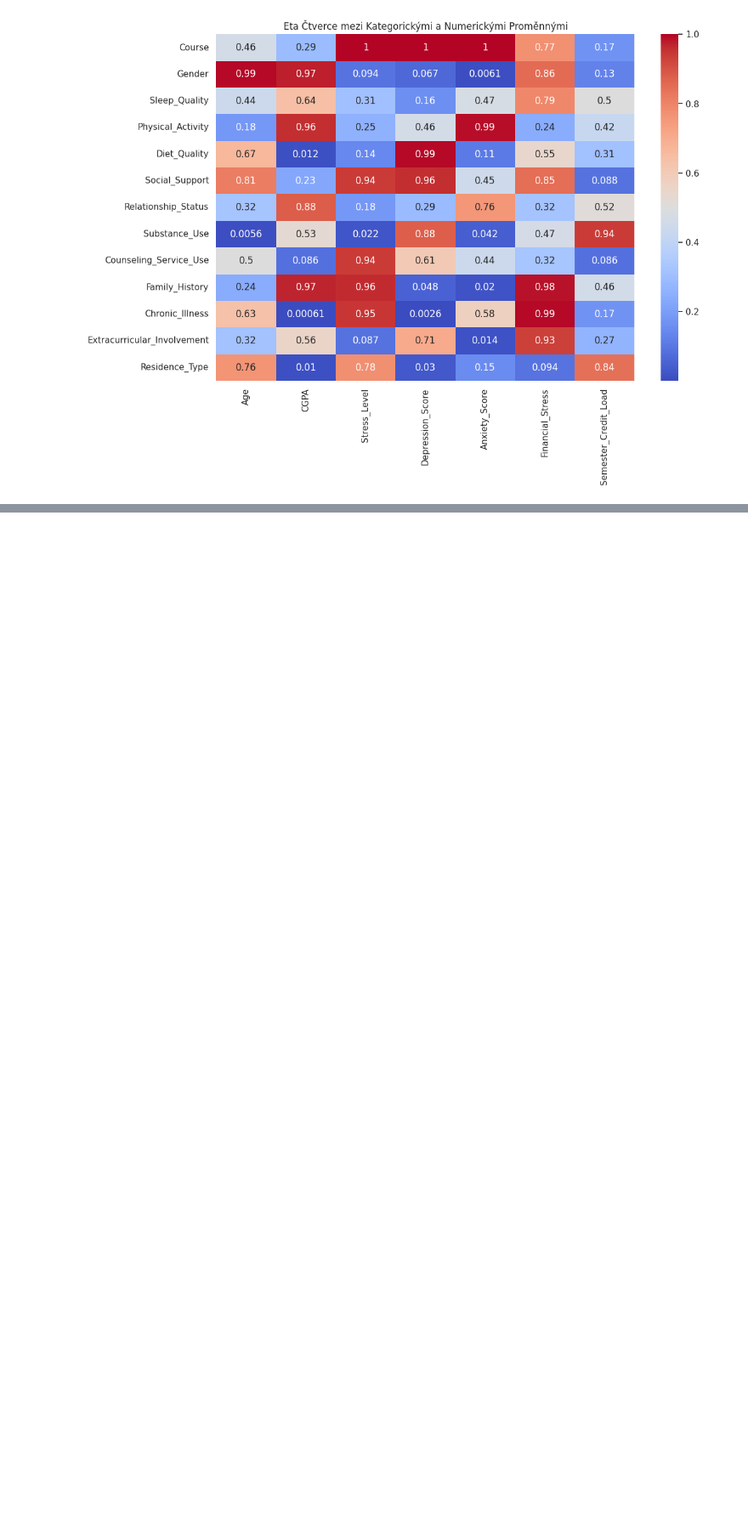
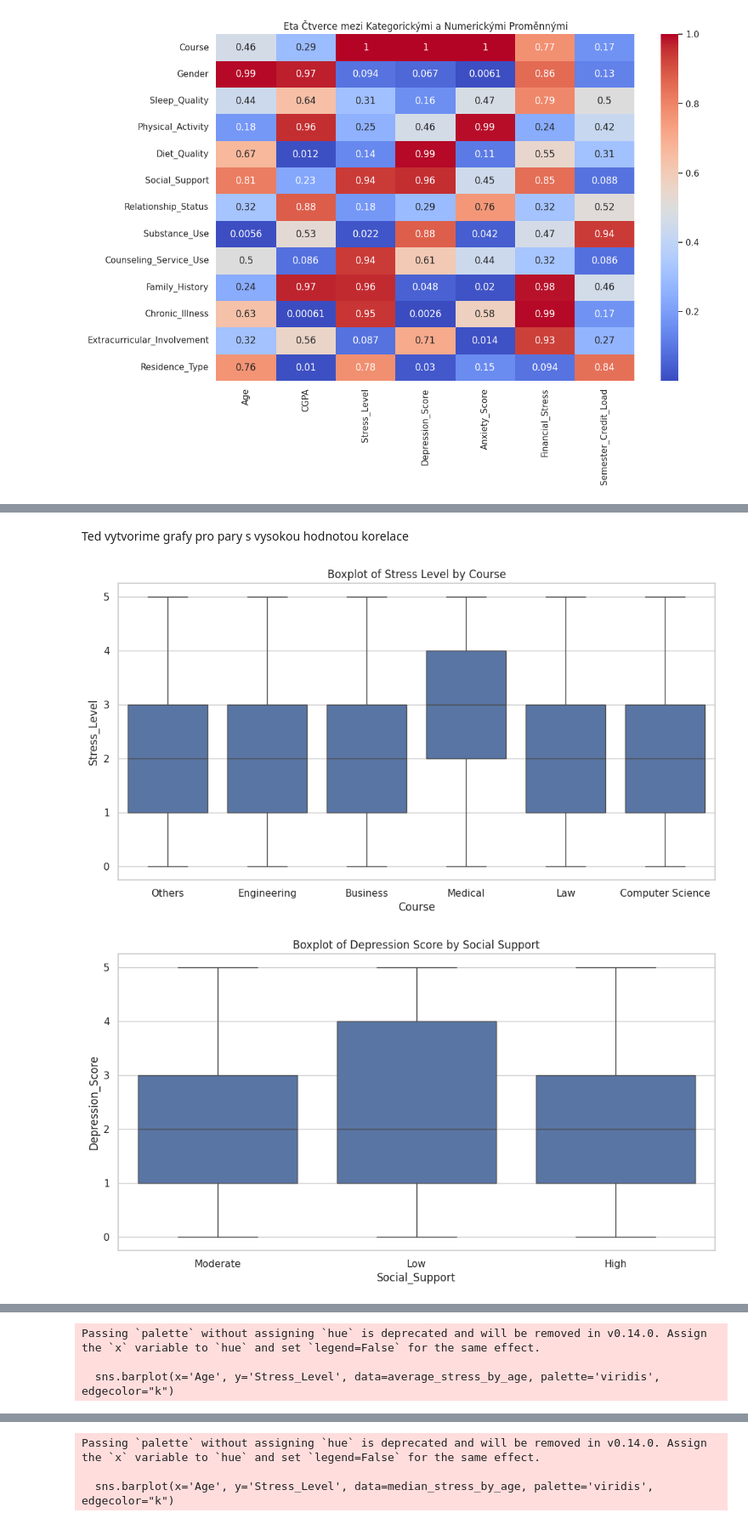
Before and after one commit to jakubKuznik/UPA-project, a Jupyter notebook: Project-2/exploratory_analysis.ipynb, the cells around one changed output, grey strips where cells are left out. Shown at 85% size. Drawn from its saved outputs; the diff is of its cells as text; code cells hidden in the pictures; blank space fills up the shorter version.

```diff
--- a/Project-2/exploratory_analysis.ipynb
+++ b/Project-2/exploratory_analysis.ipynb
@@ -158,0 +194,41 @@ plt.show()
+# %% [markdown]
+Ted vytvorime grafy pro pary s vysokou hodnotou korelace
+# %%
+# Plotting a boxplot for 'Course' and 'Stress_Level'
+plt.figure(figsize=(12, 6))
+sns.boxplot(x='Course', y='Stress_Level', data=df)
+plt.title("Boxplot of Stress Level by Course")
+plt.show()
+# Plotting a boxplot for 'Social_Support' and 'Depression_Score'
+plt.figure(figsize=(12, 6))
+sns.boxplot(x='Social_Support', y='Depression_Score', data=df)
+plt.title("Boxplot of Depression Score by Social Support")
+plt.show()
+# Plotting a violin plot for 'Sleep_Quality' and 'Depression_Score'
+plt.figure(figsize=(12, 6))
+sns.violinplot(x='Sleep_Quality', y='Depression_Score', data=df)
+plt.title("Violin Plot of Depression Score by Sleep Quality")
+plt.show()
+# Calculating the average stress level for each age
+average_stress_by_age = df.groupby('Age')['Stress_Level'].mean().reset_index()
+
+# Plotting the histogram of average stress level for each age
+plt.figure(figsize=(12, 6))
+sns.barplot(x='Age', y='Stress_Level', data=average_stress_by_age, palette='viridis', edgecolor="k")
+plt.title("Average Stress Level by Age")
+plt.xlabel("Age")
+plt.ylabel("Average Stress Level")
+plt.show()
+# Calculating the median stress level for each age
+median_stress_by_age = df.groupby('Age')['Stress_Level'].median().reset_index()
+
+# Plotting the histogram of median stress level for each age
+plt.figure(figsize=(12, 6))
+sns.barplot(x='Age', y='Stress_Level', data=median_stress_by_age, palette='viridis', edgecolor="k")
+plt.title("Median Stress Level by Age")
+plt.xlabel("Age")
+plt.ylabel("Median Stress Level")
+plt.show()
+# %% [output]
+[figure, added]
+[figure, added]
@@ -158,0 +236,3 @@ plt.show()
+Passing `palette` without assigning `hue` is deprecated and will be removed in v0.14.0. Assign the `x` variable to `hue` and set `legend=False` for the same effect.
+
+  sns.barplot(x='Age', y='Stress_Level', data=average_stress_by_age, palette='viridis', edgecolor="k")
@@ -158,0 +240,3 @@ plt.show()
+Passing `palette` without assigning `hue` is deprecated and will be removed in v0.14.0. Assign the `x` variable to `hue` and set `legend=False` for the same effect.
+
+  sns.barplot(x='Age', y='Stress_Level', data=median_stress_by_age, palette='viridis', edgecolor="k")
```
Also changed, not shown: parts of 3 cells of this notebook.
